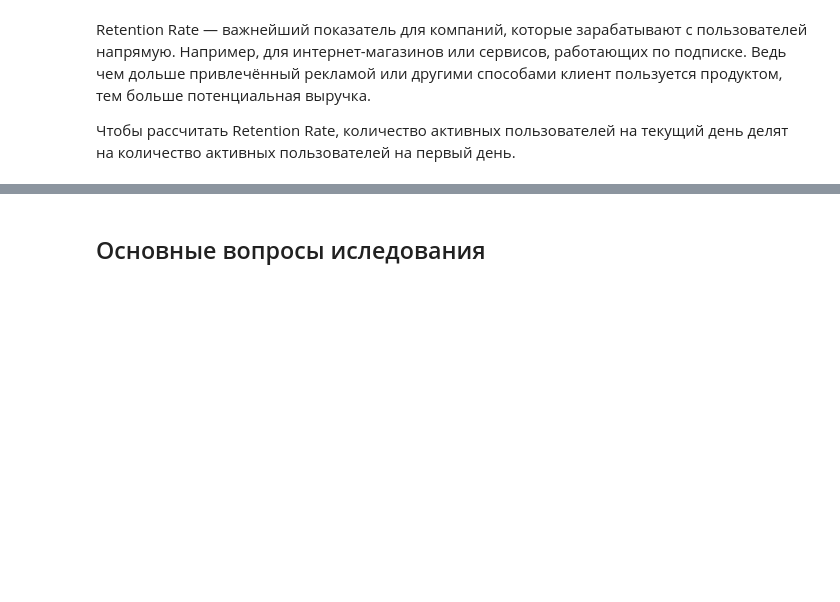
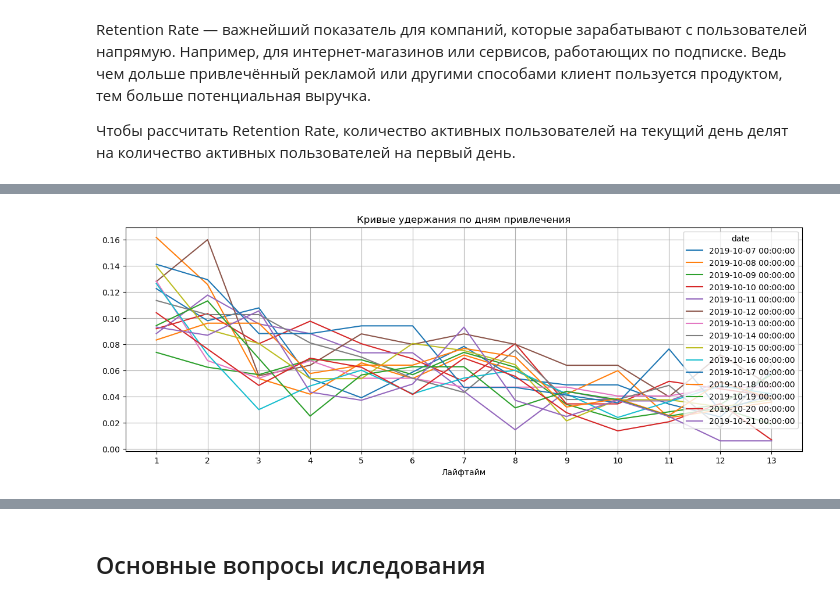
Before and after one commit to DaniilDonike/study_projects, a Jupyter notebook: Apps. Финальный проект/Project_first_try.ipynb, the cells around one changed output, grey strips where cells are left out. Saved outputs shown, nothing was run; the diff lists cells and outputs as text; code cells hidden in the pictures; blank space fills up the shorter version.

```diff
--- a/Apps. Финальный проект/Project_first_try.ipynb
+++ b/Apps. Финальный проект/Project_first_try.ipynb
@@ -390,0 +434,3 @@ Retention Rate — важнейший показатель для компани
+# %%
+profiles = get_profiles(df)
+profiles.head()
@@ -390,0 +507,9 @@ Retention Rate — важнейший показатель для компани
+# %%
+#observation_date = datetime(2019, 11, 3).date()
+horizon_days = 14
+
+retention_raw, retention = get_retention(
+    profiles, df, datetime(2019, 11, 3).date(), 14
+)
+
+retention
@@ -390,0 +534,13 @@ Retention Rate — важнейший показатель для компани
+# %%
+report = retention.drop(columns = ['cohort_size', 0])
+
+report.T.plot(
+    grid=True,  # добавляем сетку
+    xticks=list(report.columns.values),  # отметки на оси X — названия колонок
+    figsize=(15, 5),  # размер графика
+)
+plt.xlabel('Лайфтайм')  # название оси X
+plt.title('Кривые удержания по дням привлечения')  # название графика
+plt.show()
+# %% [output]
+[figure, added]
```
Also changed, not shown: parts of 12 cells of this notebook.
